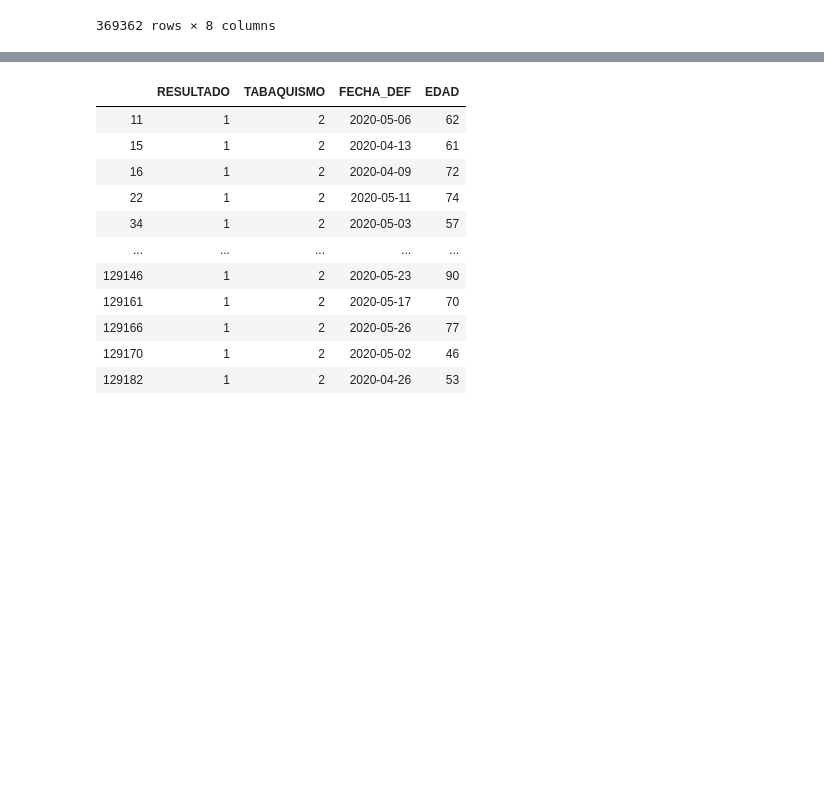
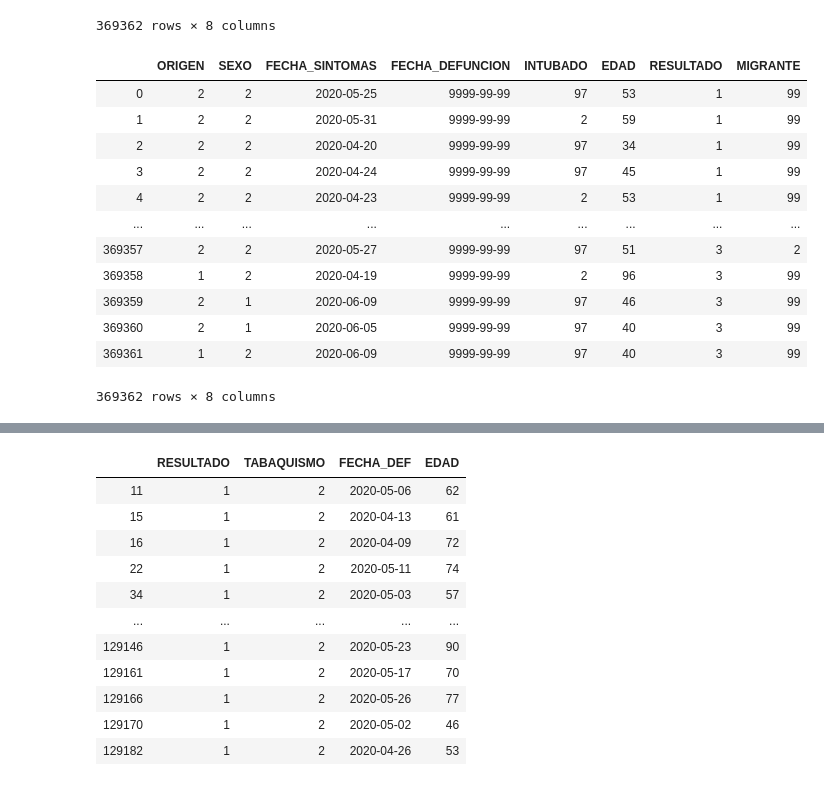
Before and after one commit to artthuro6/Covid-19, a Jupyter notebook: Modelo 1 - Covid.ipynb, the cells around one changed output, grey strips where cells are left out. Drawn from its saved outputs; the diff is of its cells as text; code cells hidden in the pictures; blank space fills up the shorter version.

Commit message:
Datos defuncion tabaquismo

```diff
--- a/Modelo 1 - Covid.ipynb
+++ b/Modelo 1 - Covid.ipynb
@@ -151,3 +151,21 @@ data_tab
 | 369360 | 2 | 1 | 2020-06-05 | 9999-99-99 | 97 | 40 | 3 | 99 |
 | 369361 | 1 | 2 | 2020-06-09 | 9999-99-99 | 97 | 40 | 3 | 99 |
 369362 rows × 8 columns
+# %%
+data_tab = data_tab.rename(columns={'FECHA_DEF': 'FECHA_DEFUNCION'})
+# %%
+data_tab
+# %% [output]
+|  | ORIGEN | SEXO | FECHA_SINTOMAS | FECHA_DEFUNCION | INTUBADO | EDAD | RESULTADO | MIGRANTE |
+| 0 | 2 | 2 | 2020-05-25 | 9999-99-99 | 97 | 53 | 1 | 99 |
+| 1 | 2 | 2 | 2020-05-31 | 9999-99-99 | 2 | 59 | 1 | 99 |
+| 2 | 2 | 2 | 2020-04-20 | 9999-99-99 | 97 | 34 | 1 | 99 |
+| 3 | 2 | 2 | 2020-04-24 | 9999-99-99 | 97 | 45 | 1 | 99 |
+| 4 | 2 | 2 | 2020-04-23 | 9999-99-99 | 2 | 53 | 1 | 99 |
+| ... | ... | ... | ... | ... | ... | ... | ... | ... |
+| 369357 | 2 | 2 | 2020-05-27 | 9999-99-99 | 97 | 51 | 3 | 2 |
+| 369358 | 1 | 2 | 2020-04-19 | 9999-99-99 | 2 | 96 | 3 | 99 |
+| 369359 | 2 | 1 | 2020-06-09 | 9999-99-99 | 97 | 46 | 3 | 99 |
+| 369360 | 2 | 1 | 2020-06-05 | 9999-99-99 | 97 | 40 | 3 | 99 |
+| 369361 | 1 | 2 | 2020-06-09 | 9999-99-99 | 97 | 40 | 3 | 99 |
+369362 rows × 8 columns
```
Also changed, not shown: parts of 6 cells of this notebook.
